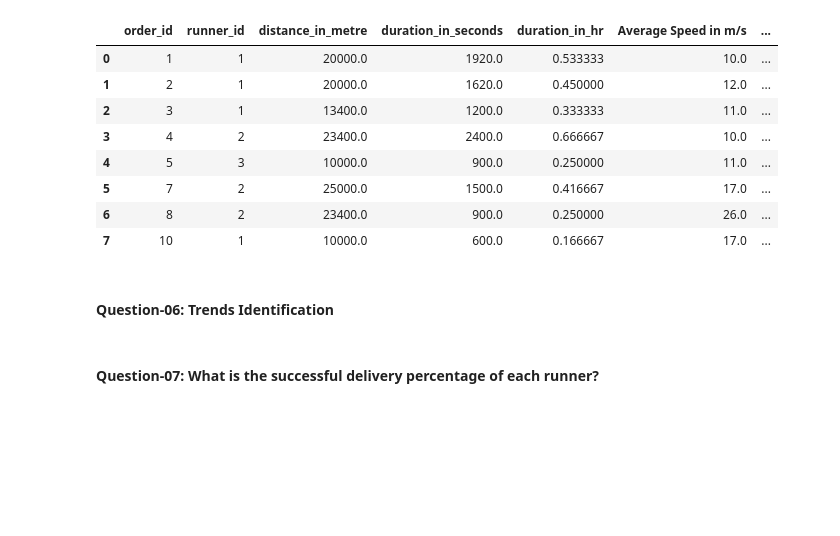
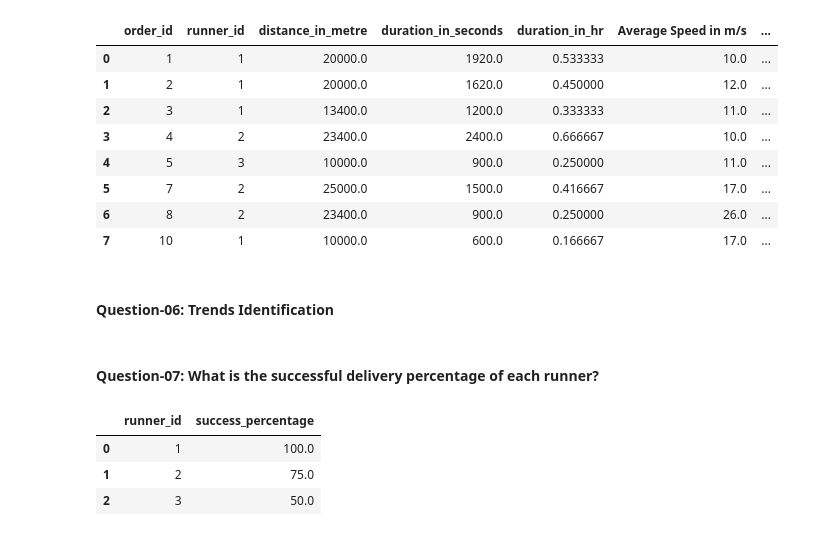
Before and after one commit to zizanayub/SQL-Projects, a Jupyter notebook: 8 Week SQL Challenge/Case Study # 2. Pizza Runner/02.Pizza Runner.ipynb, the cells around one changed output. Saved outputs shown, nothing was run; the diff lists cells and outputs as text; code cells hidden in the pictures; blank space fills up the shorter version.

Commit message:
Updated the Jupyter Notebook with the Question #B7

```diff
--- a/8 Week SQL Challenge/Case Study # 2. Pizza Runner/02.Pizza Runner.ipynb
+++ b/8 Week SQL Challenge/Case Study # 2. Pizza Runner/02.Pizza Runner.ipynb
@@ -1307,3 +1307,48 @@ df
 #### Question-06: Trends Identification
 # %% [markdown]
 #### Question-07: What is the successful delivery percentage of each runner?
+# %%
+query_to_question_B7 = '''
+WITH cte_runner_orders AS (
+    SELECT
+        order_id,
+        runner_id,
+        CASE
+           WHEN pickup_time IS NULL OR pickup_time LIKE 'null' THEN ' '
+           ELSE pickup_time
+        END AS pickup_time,
+        CASE
+           WHEN distance REGEXP 'km' THEN TRIM('km' FROM distance)
+           WHEN distance IS NULL OR distance LIKE 'null' THEN ' '
+           ELSE distance
+        END AS distance,
+        CASE
+           WHEN duration REGEXP 'minutes' THEN TRIM('minutes' FROM duration)
+           WHEN duration REGEXP 'mins' THEN TRIM('mins' FROM duration)
+           WHEN duration REGEXP 'minute' THEN TRIM('minute' FROM duration)
+           WHEN duration IS NULL OR duration LIKE 'null' THEN ' '
+           ELSE duration
+        END AS duration,
+        CASE
+           WHEN cancellation IS NULL OR cancellation LIKE 'null' THEN ' '
+           ELSE cancellation
+        END AS cancellation
+    FROM runner_orders)
+
+SELECT
+    runner_id,
+    ROUND(100*(SUM(CASE
+		  WHEN distance = " " THEN 0
+          ELSE 1
+		END)/COUNT(*))) AS success_percentage
+FROM cte_runner_orders
+GROUP BY runner_id;
+'''
+# %%
+df = pd.read_sql(query_to_question_B7,engine)
+df
+# %% [output]
+|  | runner_id | success_percentage |
+| 0 | 1 | 100.0 |
+| 1 | 2 | 75.0 |
+| 2 | 3 | 50.0 |
```
